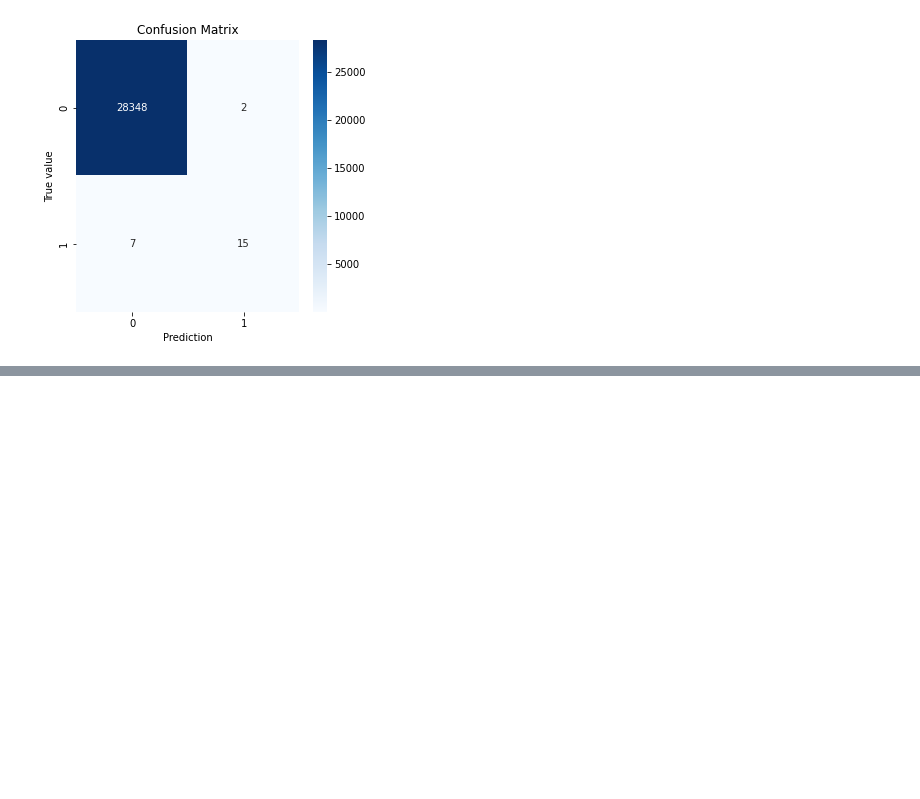
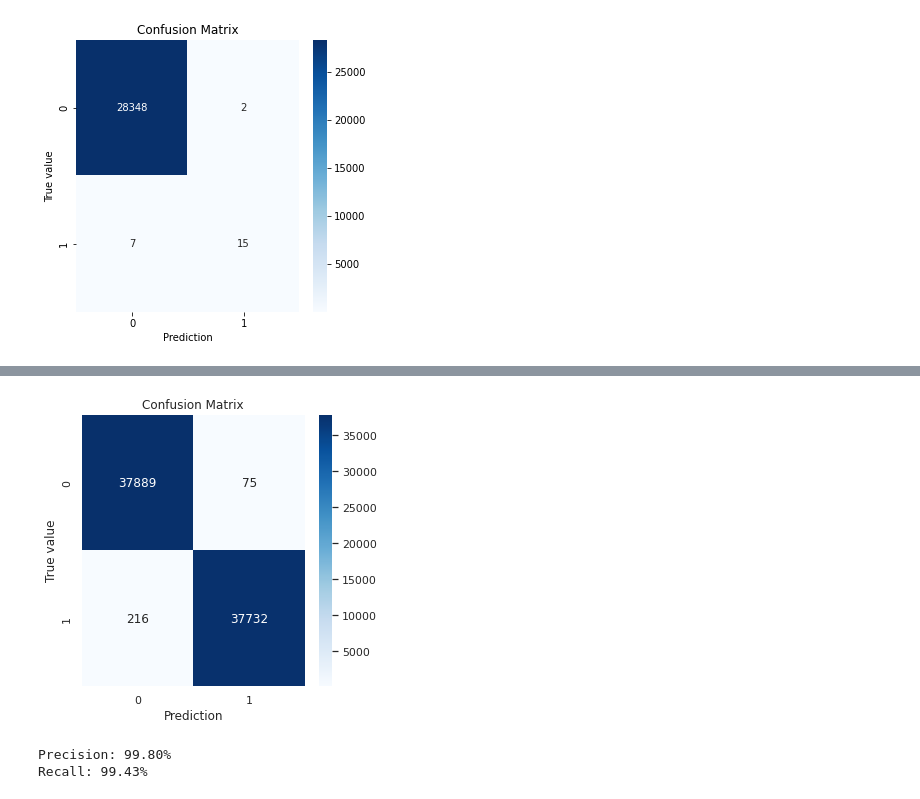
Before and after one commit to vbanai/ML-Technics-in-Retail, a Jupyter notebook: Credit_Card_Fraud_Detection.ipynb, the cells around one changed output, grey strips where cells are left out. Cells and saved outputs as stored; diff of their text form; code cells hidden in the pictures; blank space fills up the shorter version.

```diff
--- a/Credit_Card_Fraud_Detection.ipynb
+++ b/Credit_Card_Fraud_Detection.ipynb
@@ -716,0 +766,40 @@ False Negative Score: 6
+# %%
+from sklearn.model_selection import train_test_split
+from xgboost import XGBClassifier
+
+X_train, X_test, y_train, y_test=train_test_split(X_train_new, y_train_new, test_size=.20, random_state=5)
+
+from sklearn.ensemble import RandomForestClassifier
+xgb = XGBClassifier(max_depth = 4)
+xgb.fit(X_train, y_train)
+xgb_yhat = xgb.predict(X_test)
+# %%
+import seaborn as sn
+import matplotlib.pyplot as plt
+from sklearn.metrics import confusion_matrix
+
+def plot_confusion(cm):
+  plt.figure(figsize = (5,5))
+  sn.heatmap(cm, annot=True, cmap="Blues", fmt='.0f')
+  plt.xlabel("Prediction")
+  plt.ylabel("True value")
+  plt.title("Confusion Matrix")
+  return sn
+
+plot_confusion(confusion_matrix(y_test, xgb_yhat))
+cm=confusion_matrix(y_test, xgb_yhat)
+# %% [output]
+[figure, added]
+# %%
+TP=cm[1,1]
+TN=cm[0,0]
+FP=cm[0,1]
+FN=cm[1,0]
+Precision=TP/(TP+FP)   # Specificity
+Recall=TP/(TP+FN)   # or Sensitivity
+#This model is more specific then Sensitive
+print('Precision: {:.2%}'.format(Precision))
+print('Recall: {:.2%}'.format(Recall))
+# %% [output]
+Precision: 99.80%
+Recall: 99.43%
```
Also changed, not shown: parts of 50 cells of this notebook.
